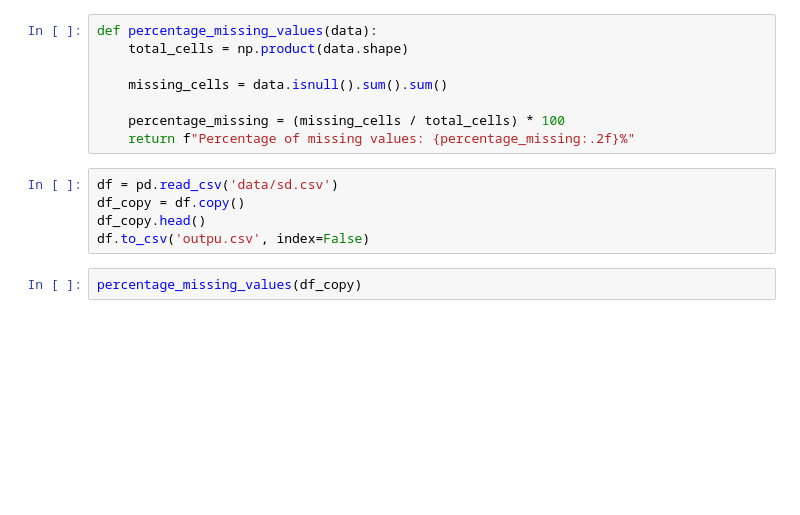
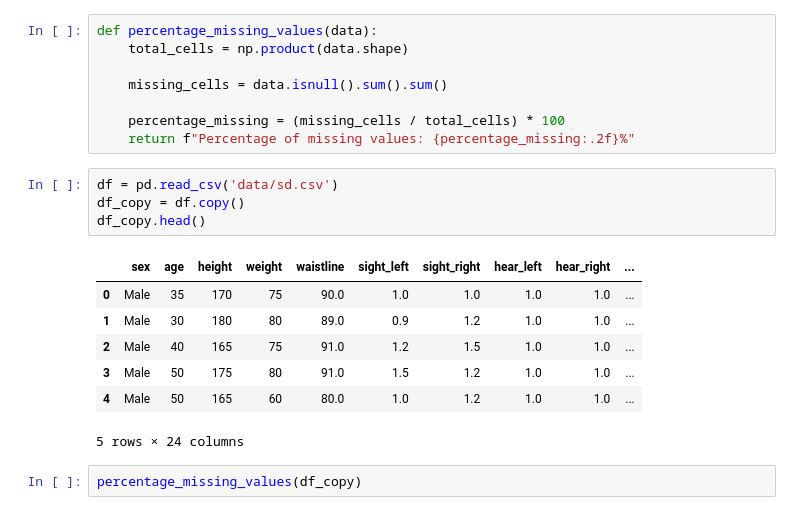
Before and after one commit to amajuoyieze/PEM-Group-Project, a Jupyter notebook: Group-Project.ipynb, the cells around one changed output. Drawn from its saved outputs; the diff is of its cells as text; blank space fills up the shorter version.

```diff
--- a/Group-Project.ipynb
+++ b/Group-Project.ipynb
@@ -45,8 +45,15 @@ def percentage_missing_values(data):
 # %%
 df = pd.read_csv('data/sd.csv')
 df_copy = df.copy()
 df_copy.head()
-df.to_csv('outpu.csv', index=False)
+# %% [output]
+|  | sex | age | height | weight | waistline | sight_left | sight_right | hear_left | hear_right | ... |
+| 0 | Male | 35 | 170 | 75 | 90.0 | 1.0 | 1.0 | 1.0 | 1.0 | ... |
+| 1 | Male | 30 | 180 | 80 | 89.0 | 0.9 | 1.2 | 1.0 | 1.0 | ... |
+| 2 | Male | 40 | 165 | 75 | 91.0 | 1.2 | 1.5 | 1.0 | 1.0 | ... |
+| 3 | Male | 50 | 175 | 80 | 91.0 | 1.5 | 1.2 | 1.0 | 1.0 | ... |
+| 4 | Male | 50 | 165 | 60 | 80.0 | 1.0 | 1.2 | 1.0 | 1.0 | ... |
+5 rows × 24 columns
 # %%
 percentage_missing_values(df_copy)
 # %% [output]
```
Also changed, not shown: parts of 27 cells of this notebook.
